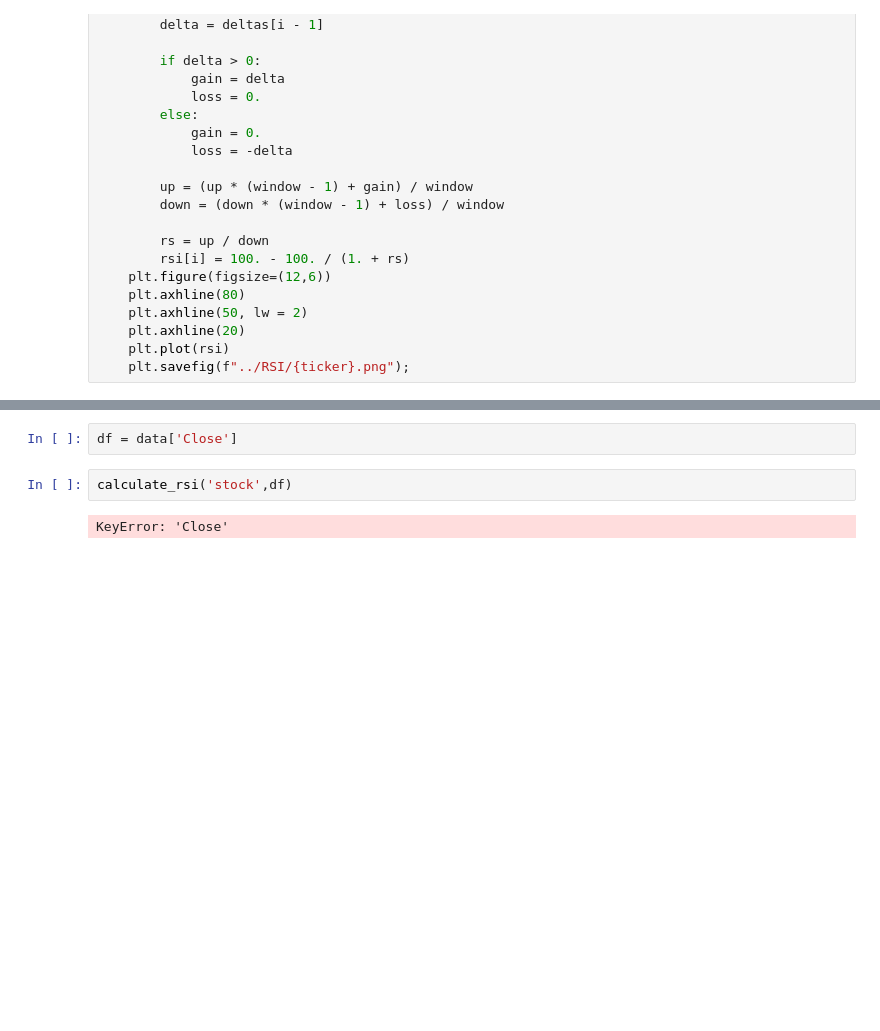
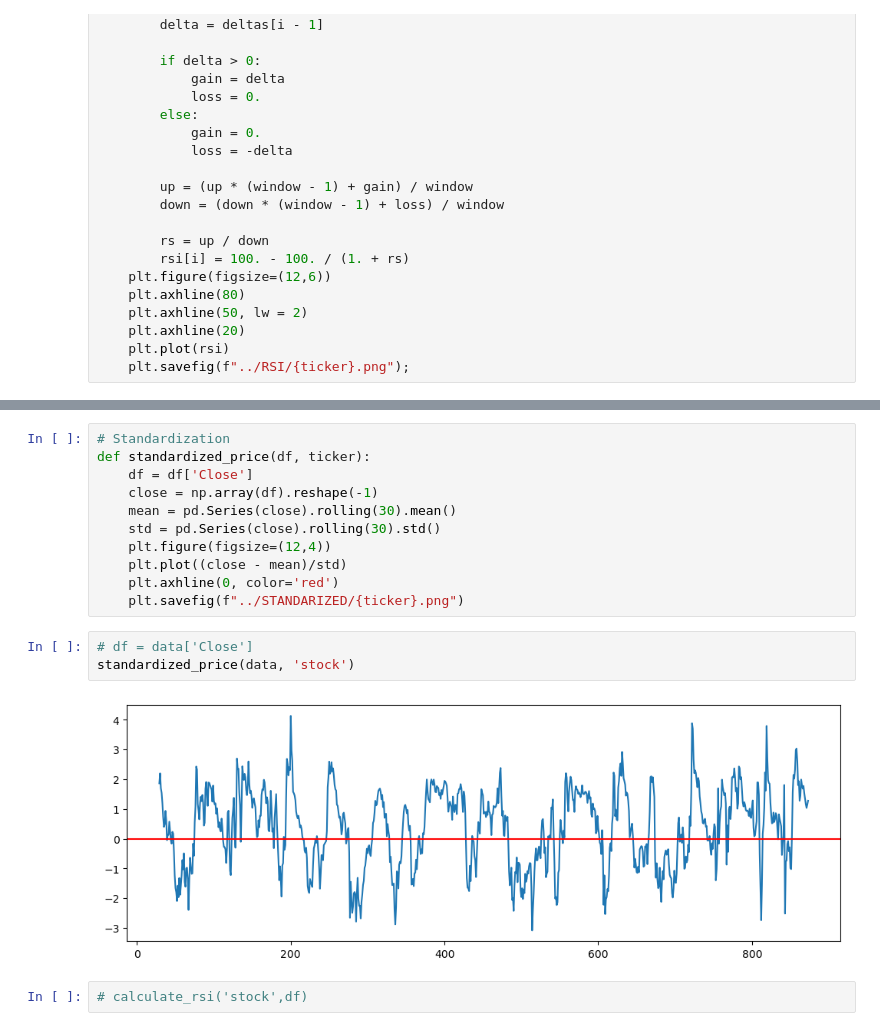
Before and after one commit to isouravsharma/Fin, a Jupyter notebook: Ticker-automate_V2.ipynb, the cells around one changed output, grey strips where cells are left out. Drawn from its saved outputs; the diff is of its cells as text; blank space fills up the shorter version.

```diff
--- a/Ticker-automate_V2.ipynb
+++ b/Ticker-automate_V2.ipynb
@@ -218,7 +242,19 @@ def calculate_rsi(ticker,prices, window=14):
+# %%
+# Standardization
+def standardized_price(df, ticker):
+    df = df['Close']
+    close = np.array(df).reshape(-1)
+    mean = pd.Series(close).rolling(30).mean()
+    std = pd.Series(close).rolling(30).std()
+    plt.figure(figsize=(12,4))
+    plt.plot((close - mean)/std)
+    plt.axhline(0, color='red')
+    plt.savefig(f"../STANDARIZED/{ticker}.png")
 # %%
-df = data['Close']
+# df = data['Close']
+standardized_price(data, 'stock')
+# %% [output]
+[figure, added]
 # %%
-calculate_rsi('stock',df)
+# calculate_rsi('stock',df)
-# %% [output]
-KeyError: 'Close'
 # %%
```
Also changed, not shown: parts of 11 cells of this notebook, 1 other file.
